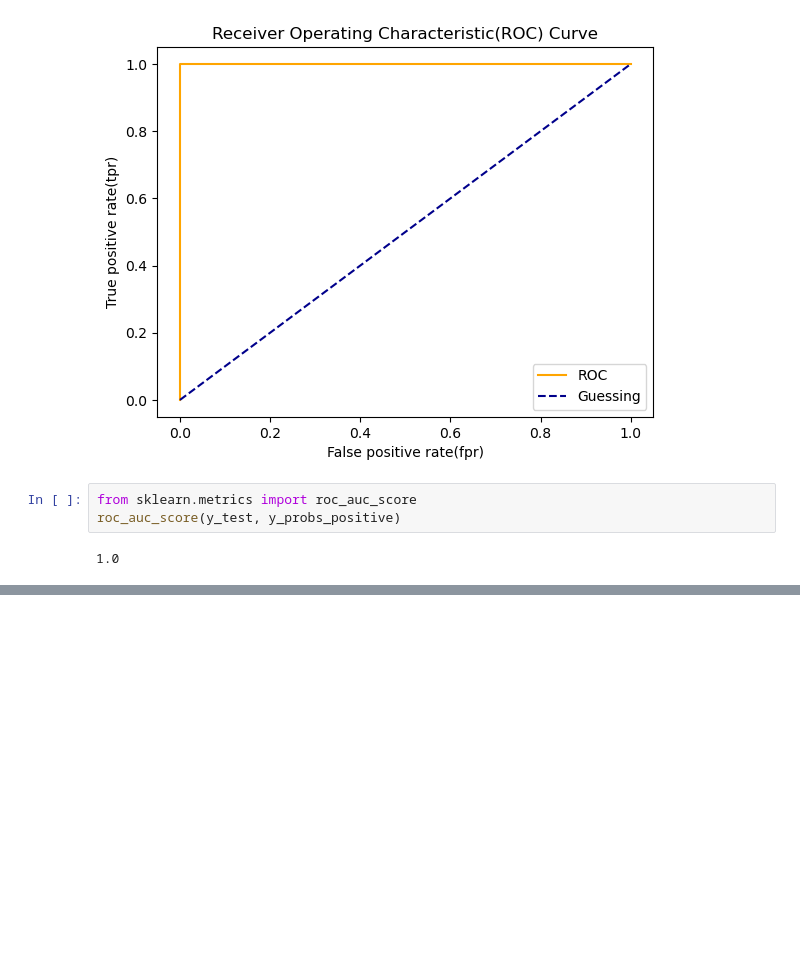
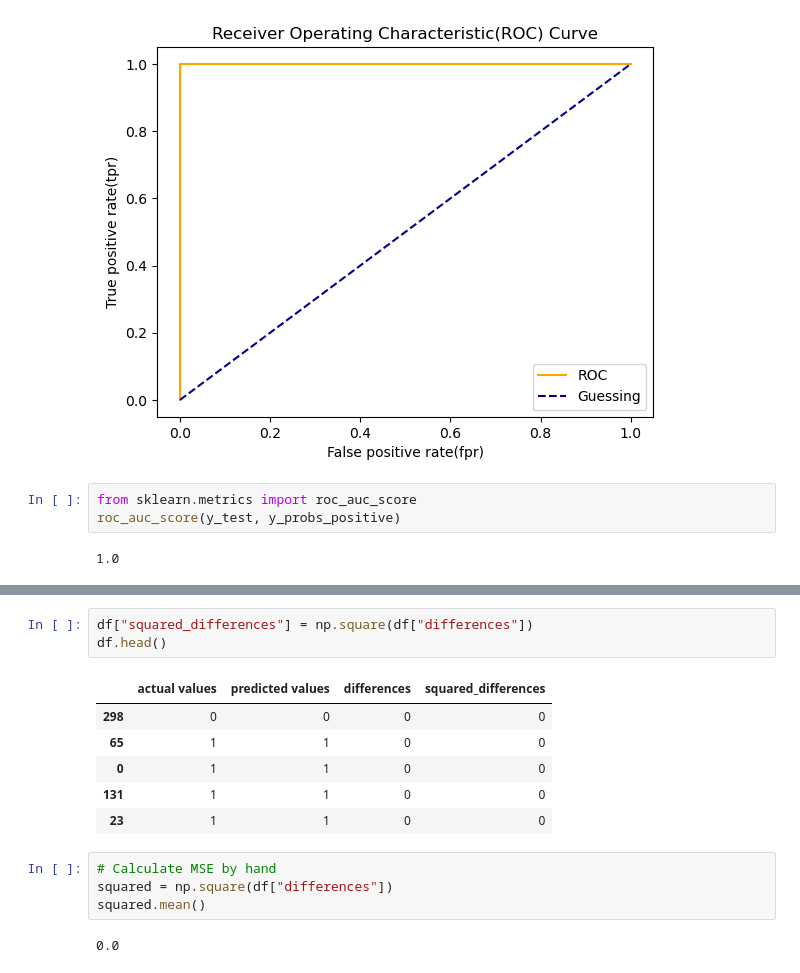
Before and after one commit to soumya0424/AI-ML, a Jupyter notebook: Scikit-Learn.ipynb, the cells around one changed output, grey strips where cells are left out. Saved outputs shown, nothing was run; the diff lists cells and outputs as text; blank space fills up the shorter version.

```diff
--- a/Scikit-Learn.ipynb
+++ b/Scikit-Learn.ipynb
@@ -1234,0 +1322,16 @@ pd.DataFrame(classification_report(disease_true,
+# %%
+df["squared_differences"] = np.square(df["differences"])
+df.head()
+# %% [output]
+|  | actual values | predicted values | differences | squared_differences |
+| 298 | 0 | 0 | 0 | 0 |
+| 65 | 1 | 1 | 0 | 0 |
+| 0 | 1 | 1 | 0 | 0 |
+| 131 | 1 | 1 | 0 | 0 |
+| 23 | 1 | 1 | 0 | 0 |
+# %%
+# Calculate MSE by hand
+squared = np.square(df["differences"])
+squared.mean()
+# %% [output]
+0.0
```
Also changed, not shown: parts of 46 cells of this notebook, 1 other file.
